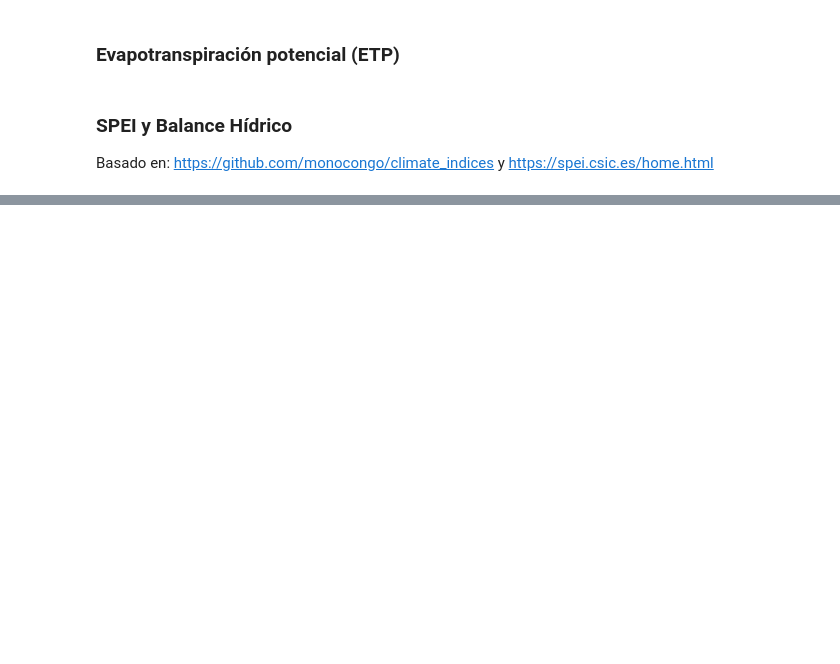
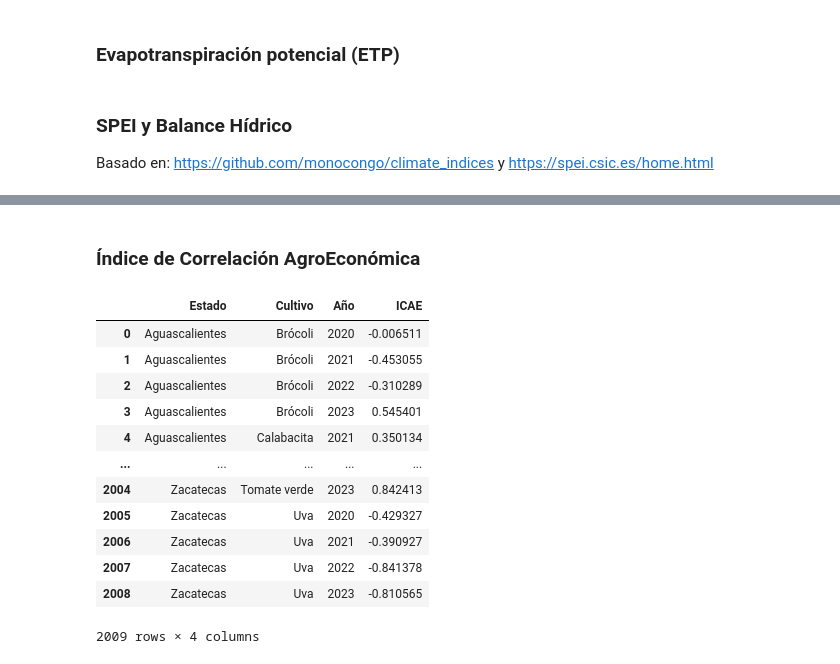
Before and after one commit to ProyectosMCD/RedBAMX, a Jupyter notebook: KPIs/KPIs.ipynb, the cells around one changed output, grey strips where cells are left out. Saved outputs shown, nothing was run; the diff lists cells and outputs as text; code cells hidden in the pictures; blank space fills up the shorter version.

```diff
--- a/KPIs/KPIs.ipynb
+++ b/KPIs/KPIs.ipynb
@@ -119,0 +171,25 @@ df.head()
+# %% [markdown]
+### Índice de Correlación AgroEconómica
+# %%
+# Cargando datos de correlación
+directory = '../EDA/data'
+df_corr_produccion_precio_anual = pd.read_csv(os.path.join(directory,"df_corr_produccion_precio_anual.csv"))
+#df_corr_produccion_precio_anual.head()
+# %%
+# Se renombra la columna de correlación por el nombre del KPI
+df_corr_produccion_precio_anual.rename(columns={"Corr_Producción_Precio":"ICAE"}, inplace=True)
+df_corr_produccion_precio_anual
+# %% [output]
+|  | Estado | Cultivo | Año | ICAE |
+| 0 | Aguascalientes | Brócoli | 2020 | -0.006511 |
+| 1 | Aguascalientes | Brócoli | 2021 | -0.453055 |
+| 2 | Aguascalientes | Brócoli | 2022 | -0.310289 |
+| 3 | Aguascalientes | Brócoli | 2023 | 0.545401 |
+| 4 | Aguascalientes | Calabacita | 2021 | 0.350134 |
+| ... | ... | ... | ... | ... |
+| 2004 | Zacatecas | Tomate verde | 2023 | 0.842413 |
+| 2005 | Zacatecas | Uva | 2020 | -0.429327 |
+| 2006 | Zacatecas | Uva | 2021 | -0.390927 |
+| 2007 | Zacatecas | Uva | 2022 | -0.841378 |
+| 2008 | Zacatecas | Uva | 2023 | -0.810565 |
+2009 rows × 4 columns
```
Also changed, not shown: parts of 16 cells of this notebook.
